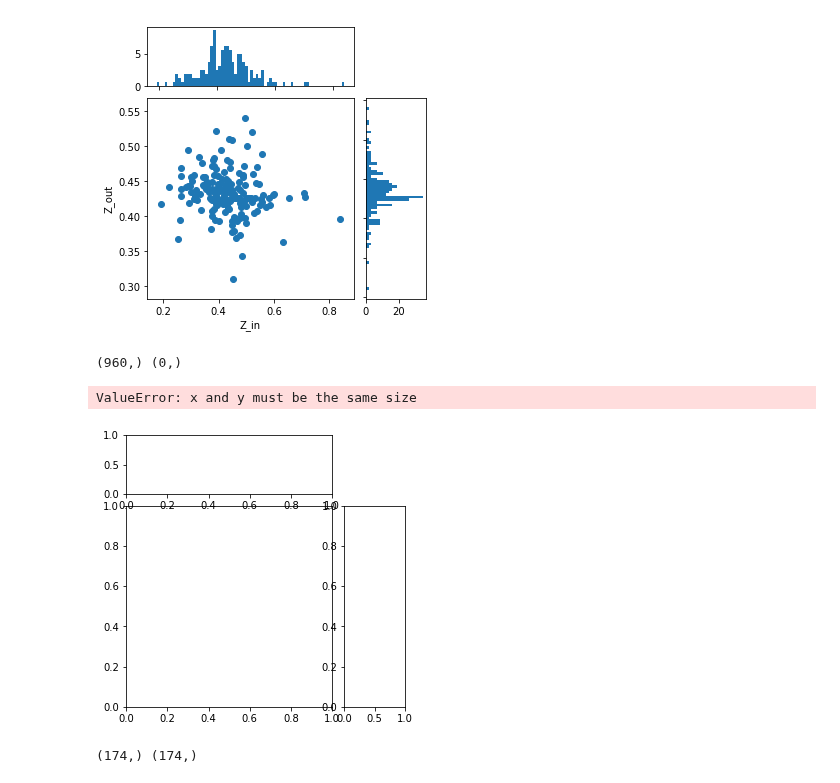
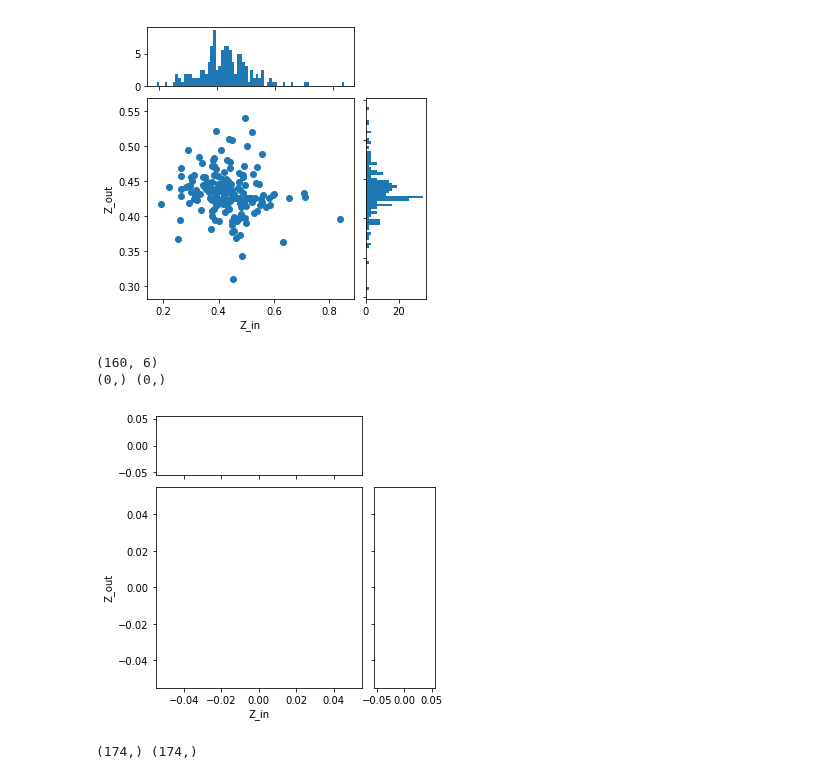
Before and after one commit to MrX1997/Reportes-Proyecto-de-Monograf-a, a Jupyter notebook: Noteboooks/Data_Loader_1-Copy1.0.ipynb, the cells around one changed output. Cells and saved outputs as stored; diff of their text form; code cells hidden in the pictures.

```diff
--- a/Noteboooks/Data_Loader_1-Copy1.0.ipynb
+++ b/Noteboooks/Data_Loader_1-Copy1.0.ipynb
@@ -106,6 +95,9 @@ plt.savefig('z_invsz_out_29k_QSOBAL.jpg')
 (174,) (174,)
 [figure]
 # %%
+data=np.genfromtxt('d.txt')
+d=data.reshape(1,-1)
+print(data.shape)
 
 
 y_pred=d[0,1044:9044]
@@ -114,36 +106,36 @@ y_test=d[0,9044:]
 print(y_pred.shape,y_test.shape)
 # the random data
 x = y_test
 y = y_pred
 
 
 fig = plt.figure(figsize=(5,5 ))
 
 gs = GridSpec(4,4)
 
 ax_joint = fig.add_subplot(gs[1:4,0:3])
 ax_marg_x = fig.add_subplot(gs[0,0:3])
 ax_marg_y = fig.add_subplot(gs[1:4,3])
 
 ax_joint.scatter(x,y)
 ax_marg_x.hist(x,70,density=True)
 ax_marg_y.hist(y,70,density=True,orientation="horizontal")
 
 # Turn off tick labels on marginals
 plt.setp(ax_marg_x.get_xticklabels(), visible=False)
 plt.setp(ax_marg_y.get_yticklabels(), visible=False)
 
 # Set labels on joint
 ax_joint.set_xlabel('Z_in')
 ax_joint.set_ylabel('Z_out')
 plt.savefig('z_invsz_out_29k_QSOBAL.jpg')
 # Set labels on marginals
 #ax_marg_y.set_xlabel('')
 #ax_marg_x.set_ylabel('Marginal y label')
 # %% [output]
-(960,) (0,)
+(160, 6)
+(0,) (0,)
-ValueError: x and y must be the same size
-[figure, old version]
+[figure, new version]
 # %%
 
 def Load_Files(file_1,file_2,N_sample=20000,classification=True):
```
Also changed, not shown: parts of 2 cells of this notebook, 7 other files.
